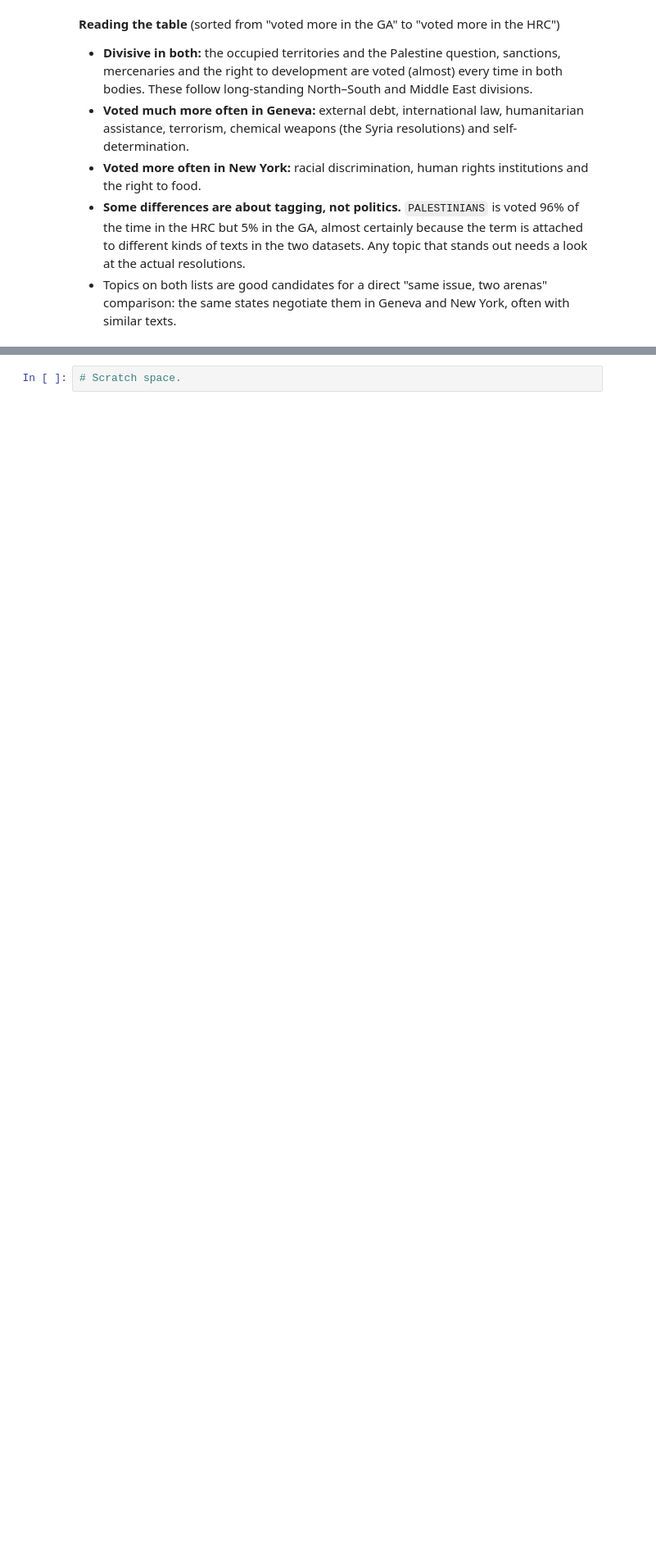
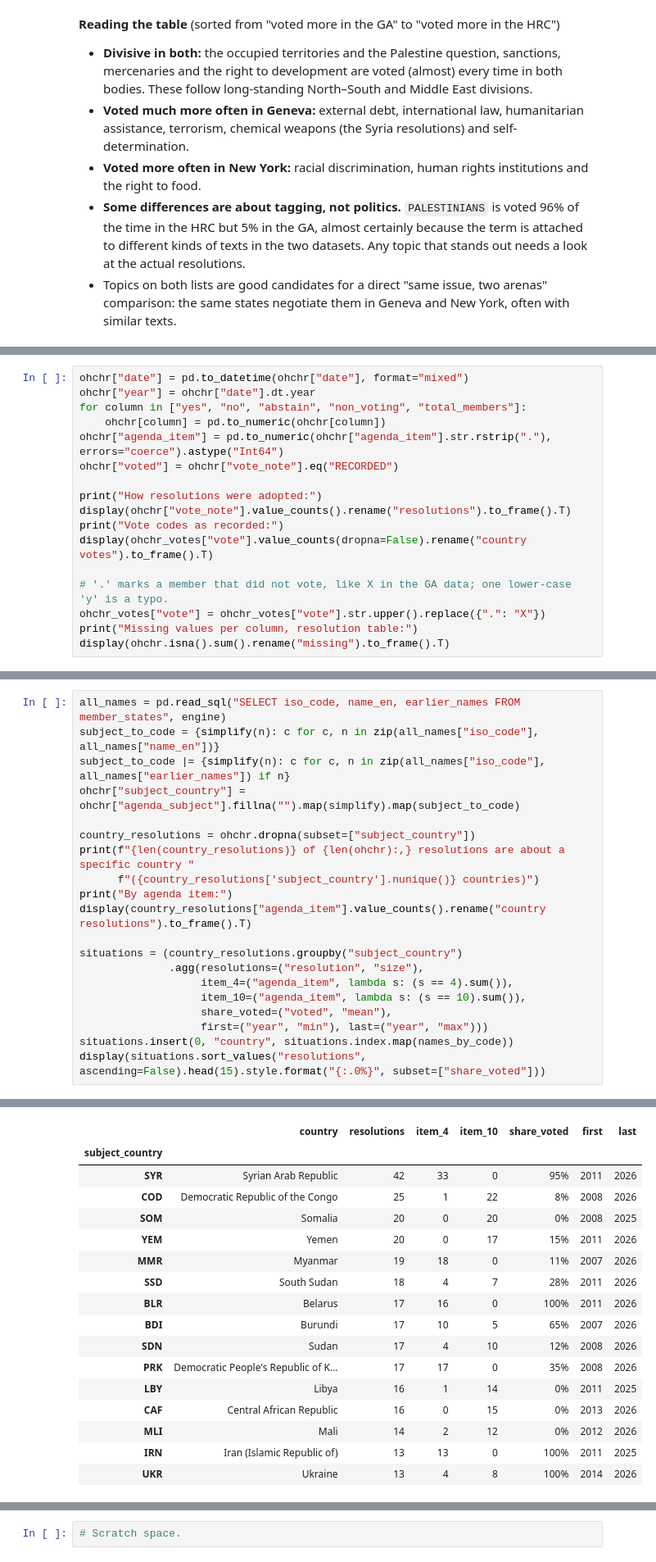
Before and after one commit to unst-ethz/policy-pulse, a Jupyter notebook: notebooks/teju/hrc_exploration.ipynb, the cells around one changed output, grey strips where cells are left out. Shown at 82% size. Drawn from its saved outputs; the diff is of its cells as text; blank space fills up the shorter version.

```diff
--- a/notebooks/teju/hrc_exploration.ipynb
+++ b/notebooks/teju/hrc_exploration.ipynb
@@ -1250,0 +990,17 @@ Largest drops from the GA to the HRC:
+# %%
+ohchr["date"] = pd.to_datetime(ohchr["date"], format="mixed")
+ohchr["year"] = ohchr["date"].dt.year
+for column in ["yes", "no", "abstain", "non_voting", "total_members"]:
+    ohchr[column] = pd.to_numeric(ohchr[column])
+ohchr["agenda_item"] = pd.to_numeric(ohchr["agenda_item"].str.rstrip("."), errors="coerce").astype("Int64")
+ohchr["voted"] = ohchr["vote_note"].eq("RECORDED")
+
+print("How resolutions were adopted:")
+display(ohchr["vote_note"].value_counts().rename("resolutions").to_frame().T)
+print("Vote codes as recorded:")
+display(ohchr_votes["vote"].value_counts(dropna=False).rename("country votes").to_frame().T)
+
+# '.' marks a member that did not vote, like X in the GA data; one lower-case 'y' is a typo.
+ohchr_votes["vote"] = ohchr_votes["vote"].str.upper().replace({".": "X"})
+print("Missing values per column, resolution table:")
+display(ohchr.isna().sum().rename("missing").to_frame().T)
@@ -1250,0 +1492,21 @@ Largest drops from the GA to the HRC:
+# %%
+all_names = pd.read_sql("SELECT iso_code, name_en, earlier_names FROM member_states", engine)
+subject_to_code = {simplify(n): c for c, n in zip(all_names["iso_code"], all_names["name_en"])}
+subject_to_code |= {simplify(n): c for c, n in zip(all_names["iso_code"], all_names["earlier_names"]) if n}
+ohchr["subject_country"] = ohchr["agenda_subject"].fillna("").map(simplify).map(subject_to_code)
+
+country_resolutions = ohchr.dropna(subset=["subject_country"])
+print(f"{len(country_resolutions)} of {len(ohchr):,} resolutions are about a specific country "
+      f"({country_resolutions['subject_country'].nunique()} countries)")
+print("By agenda item:")
+display(country_resolutions["agenda_item"].value_counts().rename("country resolutions").to_frame().T)
+
+situations = (country_resolutions.groupby("subject_country")
+              .agg(resolutions=("resolution", "size"),
+                   item_4=("agenda_item", lambda s: (s == 4).sum()),
+                   item_10=("agenda_item", lambda s: (s == 10).sum()),
+                   share_voted=("voted", "mean"),
+                   first=("year", "min"), last=("year", "max")))
+situations.insert(0, "country", situations.index.map(names_by_code))
+display(situations.sort_values("resolutions", ascending=False).head(15).style.format("{:.0%}", subset=["share_voted"]))
+# %% [output]
@@ -1250,0 +1517,17 @@ Largest drops from the GA to the HRC:
+|  | country | resolutions | item_4 | item_10 | share_voted | first | last |
+| subject_country |  |  |  |  |  |  |  |
+| SYR | Syrian Arab Republic | 42 | 33 | 0 | 95% | 2011 | 2026 |
+| COD | Democratic Republic of the Congo | 25 | 1 | 22 | 8% | 2008 | 2026 |
+| SOM | Somalia | 20 | 0 | 20 | 0% | 2008 | 2025 |
+| YEM | Yemen | 20 | 0 | 17 | 15% | 2011 | 2026 |
+| MMR | Myanmar | 19 | 18 | 0 | 11% | 2007 | 2026 |
+| SSD | South Sudan | 18 | 4 | 7 | 28% | 2011 | 2026 |
+| BLR | Belarus | 17 | 16 | 0 | 100% | 2011 | 2026 |
+| BDI | Burundi | 17 | 10 | 5 | 65% | 2007 | 2026 |
+| SDN | Sudan | 17 | 4 | 10 | 12% | 2008 | 2026 |
+| PRK | Democratic People's Republic of K... | 17 | 17 | 0 | 35% | 2008 | 2026 |
+| LBY | Libya | 16 | 1 | 14 | 0% | 2011 | 2025 |
+| CAF | Central African Republic | 16 | 0 | 15 | 0% | 2013 | 2026 |
+| MLI | Mali | 14 | 2 | 12 | 0% | 2012 | 2026 |
+| IRN | Iran (Islamic Republic of) | 13 | 13 | 0 | 100% | 2011 | 2025 |
+| UKR | Ukraine | 13 | 4 | 8 | 100% | 2014 | 2026 |
```
Also changed, not shown: parts of 60 cells of this notebook, 1 other file.
